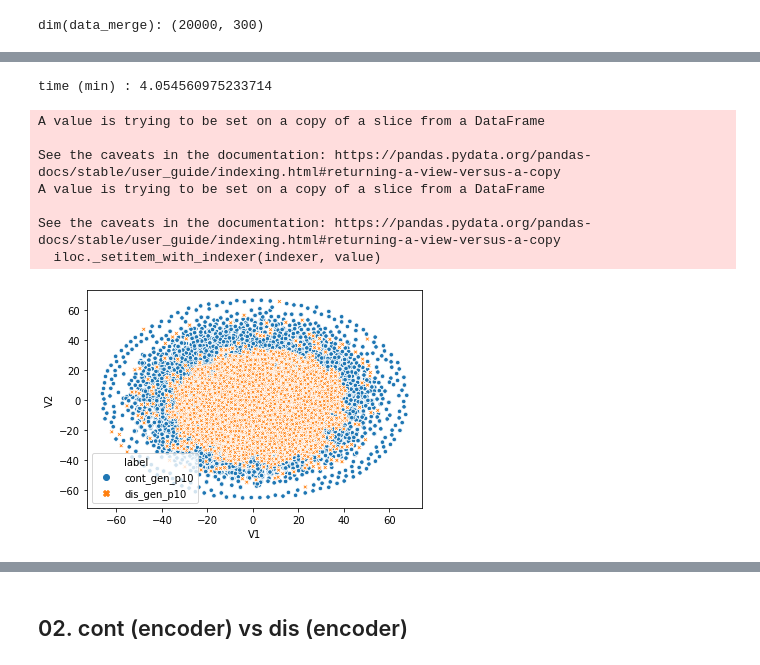
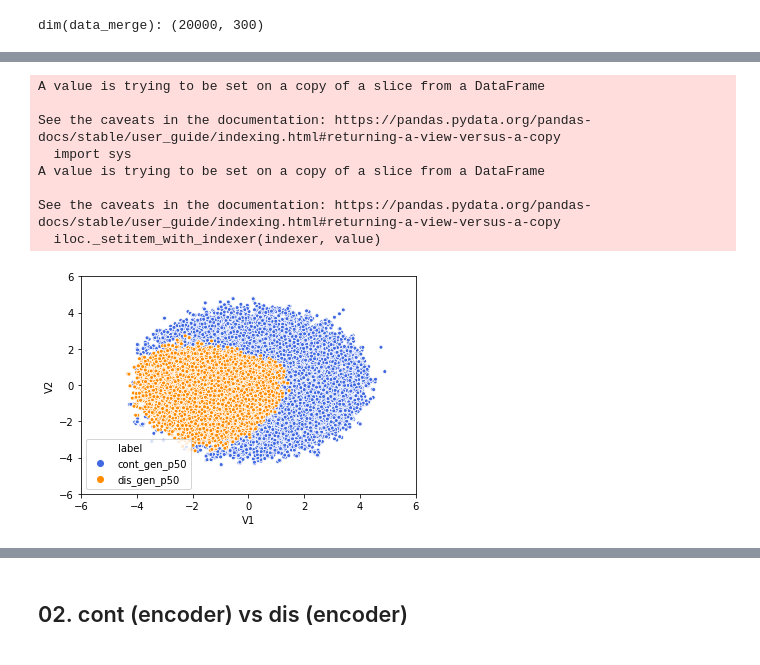
Before and after one commit to david-yoon/ML-examples, a Jupyter notebook: tsne/t-SNE.ipynb, the cells around one changed output, grey strips where cells are left out. Drawn from its saved outputs; the diff is of its cells as text; code cells hidden in the pictures.

```diff
--- a/tsne/t-SNE.ipynb
+++ b/tsne/t-SNE.ipynb
@@ -67,26 +57,10 @@ See the caveats in the documentation: https://pandas.pydata.org/pandas-docs/stab
 start = time.time()
 
 # t-SNE
-tsne_result = TSNE(learning_rate=200, init='pca', perplexity=50).fit_transform(data_merge)
+tsne_result_01_p50 = TSNE(learning_rate=200, init='pca', perplexity=50).fit_transform(data_merge)
 
 # multicore t-SNE
 # tsne_result = multiTSNE(learning_rate=200, n_jobs=8).fit_transform(data_merge)
 
 print("time (min) :", (time.time() - start) / 60.0 )
-
-# data plot
-
-df_tnse_result = pd.DataFrame(tsne_result,
-                              columns=['V1', 'V2'])
-
-df_tnse_result["label"] = 'cont_gen_p50'
-df_tnse_result["label"][len(data_1):] = 'dis_gen_p50'
-
-sns.scatterplot(x='V1',
-                y='V2',
-                hue='label', # different colors by group
-                style='label', # different shapes by group
-                s=20, # marker size
-                data=df_tnse_result)
-plt.show()
 # %% [output]
@@ -102,36 +68,30 @@ See the caveats in the documentation: https://pandas.pydata.org/pandas-docs/stab
 # %%
-start = time.time()
-
-# t-SNE
-tsne_result = TSNE(learning_rate=200, init='pca', perplexity=10).fit_transform(data_merge)
-
-# multicore t-SNE
-# tsne_result = multiTSNE(learning_rate=200, n_jobs=8).fit_transform(data_merge)
-
-print("time (min) :", (time.time() - start) / 60.0 )
-
 # data plot
 
-df_tnse_result = pd.DataFrame(tsne_result,
+df_tnse_result_01_p50 = pd.DataFrame(tsne_result_01_p50,
                               columns=['V1', 'V2'])
 
-df_tnse_result["label"] = 'cont_gen_p10'
-df_tnse_result["label"][len(data_1):] = 'dis_gen_p10'
+df_tnse_result_01_p50["label"] = 'cont_gen_p50'
+df_tnse_result_01_p50["label"][len(data_1):] = 'dis_gen_p50'
 
+fig, ax = plt.subplots()
+ax.set_xlim(-6, 6)
+ax.set_ylim(-6, 6)
 sns.scatterplot(x='V1',
                 y='V2',
                 hue='label', # different colors by group
-                style='label', # different shapes by group
-                s=20, # marker size
-                data=df_tnse_result)
+                palette=['royalblue', 'darkorange'],
+#                 style='label', # different shapes by group
+                s=15, # marker size
+                data=df_tnse_result_01_p50)
 plt.show()
 # %% [output]
-time (min) : 4.054560975233714
+A value is trying to be set on a copy of a slice from a DataFrame
+
+See the caveats in the documentation: https://pandas.pydata.org/pandas-docs/stable/user_guide/indexing.html#returning-a-view-versus-a-copy
+  import sys
+A value is trying to be set on a copy of a slice from a DataFrame
+
+See the caveats in the documentation: https://pandas.pydata.org/pandas-docs/stable/user_guide/indexing.html#returning-a-view-versus-a-copy
+  iloc._setitem_with_indexer(indexer, value)
-A value is trying to be set on a copy of a slice from a DataFrame
-
-See the caveats in the documentation: https://pandas.pydata.org/pandas-docs/stable/user_guide/indexing.html#returning-a-view-versus-a-copy
-A value is trying to be set on a copy of a slice from a DataFrame
-
-See the caveats in the documentation: https://pandas.pydata.org/pandas-docs/stable/user_guide/indexing.html#returning-a-view-versus-a-copy
-  iloc._setitem_with_indexer(indexer, value)
-[figure, old version]
+[figure, new version]
```
Also changed, not shown: parts of 36 cells of this notebook.
